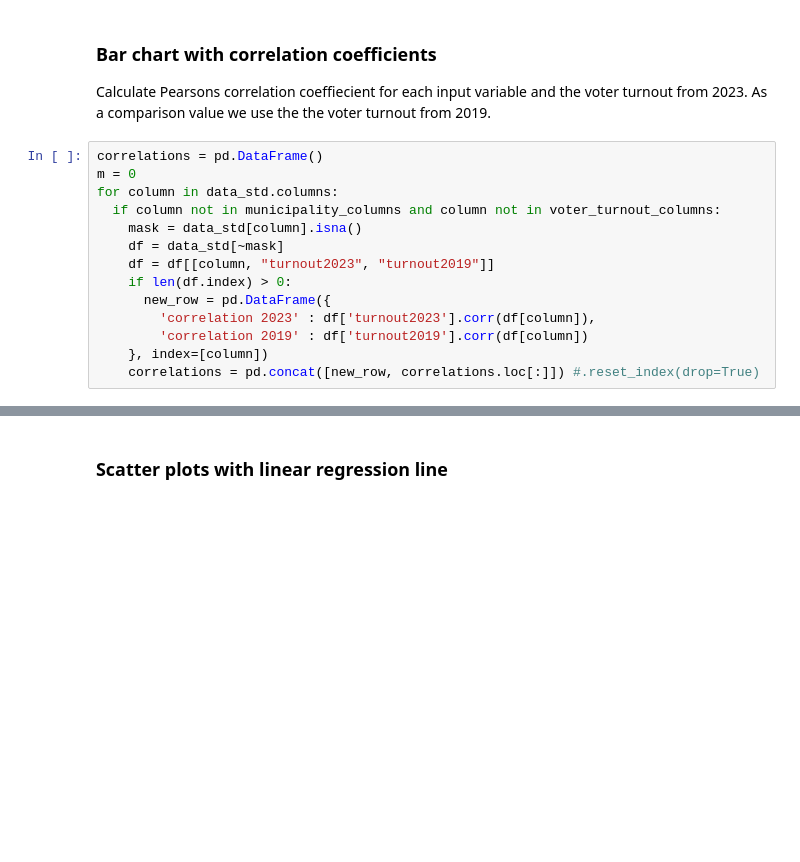
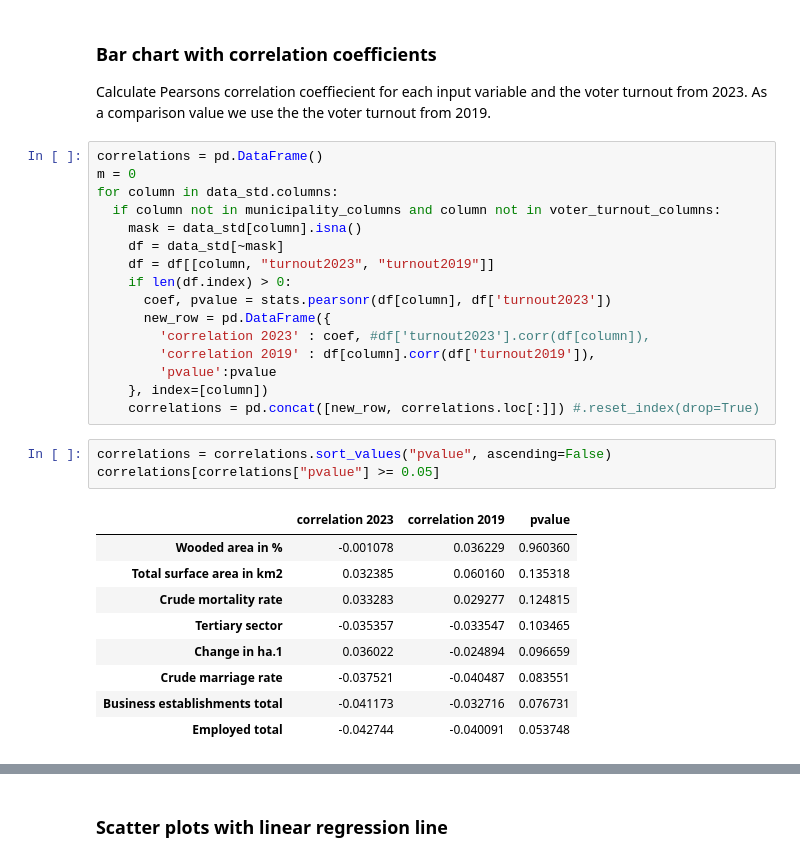
Before and after one commit to t4d-gmbh/voter-turnout-in-switzerland, a Jupyter notebook: voter-turnout-in-switzerland.ipynb, the cells around one changed output, grey strips where cells are left out. Saved outputs shown, nothing was run; the diff lists cells and outputs as text; blank space fills up the shorter version.

```diff
--- a/voter-turnout-in-switzerland.ipynb
+++ b/voter-turnout-in-switzerland.ipynb
@@ -249,9 +249,24 @@ for column in data_std.columns:
     df = data_std[~mask]
     df = df[[column, "turnout2023", "turnout2019"]]
     if len(df.index) > 0:
+      coef, pvalue = stats.pearsonr(df[column], df['turnout2023'])
       new_row = pd.DataFrame({
-        'correlation 2023' : df['turnout2023'].corr(df[column]),
-        'correlation 2019' : df['turnout2019'].corr(df[column])
+        'correlation 2023' : coef, #df['turnout2023'].corr(df[column]),
+        'correlation 2019' : df[column].corr(df['turnout2019']),
+        'pvalue':pvalue
     }, index=[column])
     correlations = pd.concat([new_row, correlations.loc[:]]) #.reset_index(drop=True)
+# %%
+correlations = correlations.sort_values("pvalue", ascending=False)
+correlations[correlations["pvalue"] >= 0.05]
+# %% [output]
+|  | correlation 2023 | correlation 2019 | pvalue |
+| Wooded area in % | -0.001078 | 0.036229 | 0.960360 |
+| Total surface area in km2 | 0.032385 | 0.060160 | 0.135318 |
+| Crude mortality rate | 0.033283 | 0.029277 | 0.124815 |
+| Tertiary sector | -0.035357 | -0.033547 | 0.103465 |
+| Change in ha.1 | 0.036022 | -0.024894 | 0.096659 |
+| Crude marriage rate | -0.037521 | -0.040487 | 0.083551 |
+| Business establishments total | -0.041173 | -0.032716 | 0.076731 |
+| Employed total | -0.042744 | -0.040091 | 0.053748 |
 # %%
```
Also changed, not shown: parts of 7 cells of this notebook.
